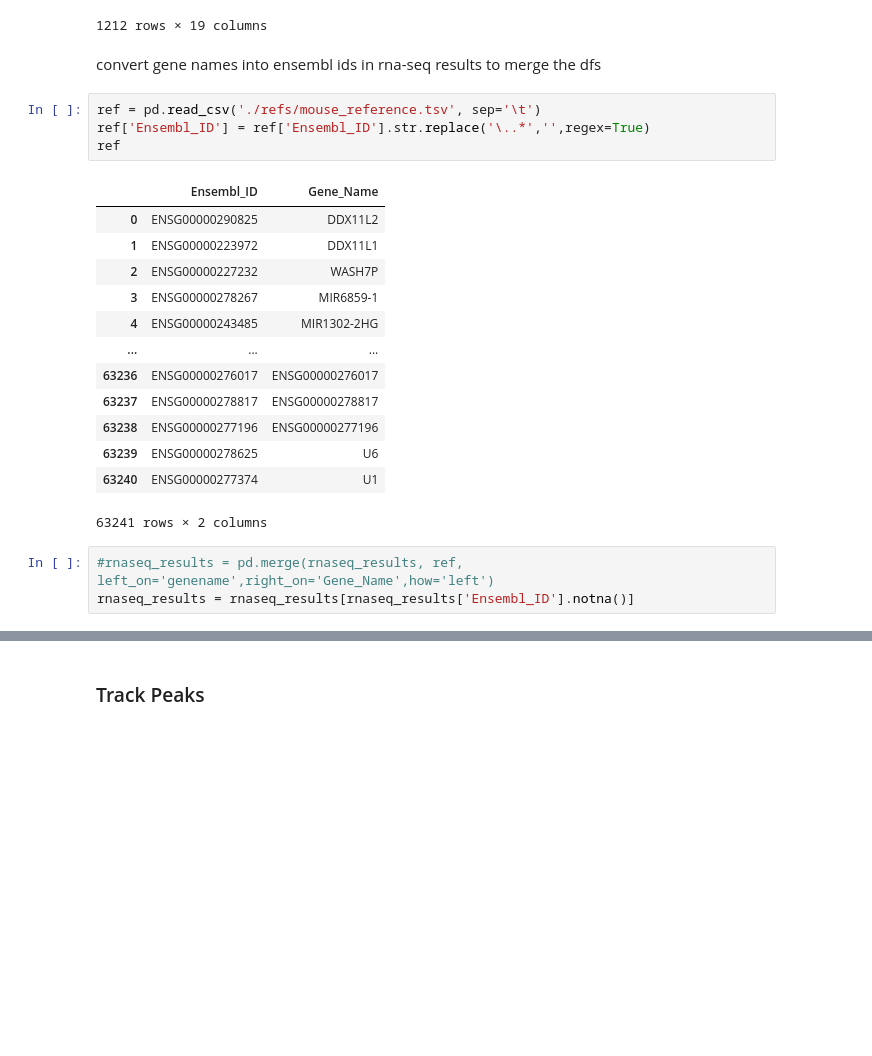
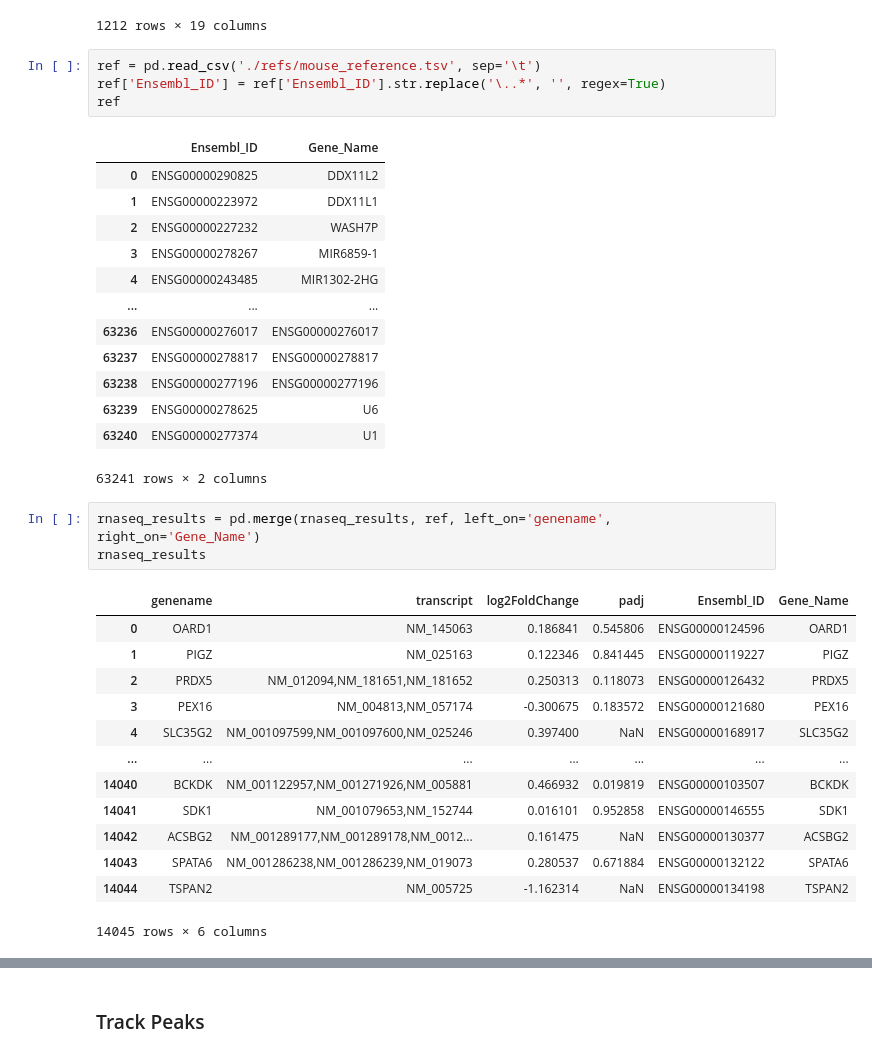
Before and after one commit to Nathan2400912/Chipseq_analysis, a Jupyter notebook: answers.ipynb, the cells around one changed output, grey strips where cells are left out. Saved outputs shown, nothing was run; the diff lists cells and outputs as text; blank space fills up the shorter version.

```diff
--- a/answers.ipynb
+++ b/answers.ipynb
@@ -94,11 +107,9 @@ chipseq_peaks
 | 1210 | rep1_peak_10339 | chr8 | 79765338 | 79765498 | + | 14 | NaN | ... |
 | 1211 | rep1_peak_1665 | chr1 | 200576308 | 200576488 | + | 13 | NaN | ... |
 1212 rows × 19 columns
-# %% [markdown]
-convert gene names into ensembl ids in rna-seq results to merge the dfs
 # %%
 ref = pd.read_csv('./refs/mouse_reference.tsv', sep='\t')
-ref['Ensembl_ID'] = ref['Ensembl_ID'].str.replace('\..*','',regex=True)
+ref['Ensembl_ID'] = ref['Ensembl_ID'].str.replace('\..*', '', regex=True)
 ref
 # %% [output]
 |  | Ensembl_ID | Gene_Name |
@@ -115,6 +126,20 @@ ref
 | 63240 | ENSG00000277374 | U1 |
 63241 rows × 2 columns
 # %%
-#rnaseq_results = pd.merge(rnaseq_results, ref, left_on='genename',right_on='Gene_Name',how='left')
-rnaseq_results = rnaseq_results[rnaseq_results['Ensembl_ID'].notna()]
+rnaseq_results = pd.merge(rnaseq_results, ref, left_on='genename', right_on='Gene_Name')
+rnaseq_results
+# %% [output]
+|  | genename | transcript | log2FoldChange | padj | Ensembl_ID | Gene_Name |
+| 0 | OARD1 | NM_145063 | 0.186841 | 0.545806 | ENSG00000124596 | OARD1 |
+| 1 | PIGZ | NM_025163 | 0.122346 | 0.841445 | ENSG00000119227 | PIGZ |
+| 2 | PRDX5 | NM_012094,NM_181651,NM_181652 | 0.250313 | 0.118073 | ENSG00000126432 | PRDX5 |
+| 3 | PEX16 | NM_004813,NM_057174 | -0.300675 | 0.183572 | ENSG00000121680 | PEX16 |
+| 4 | SLC35G2 | NM_001097599,NM_001097600,NM_025246 | 0.397400 | NaN | ENSG00000168917 | SLC35G2 |
+| ... | ... | ... | ... | ... | ... | ... |
+| 14040 | BCKDK | NM_001122957,NM_001271926,NM_005881 | 0.466932 | 0.019819 | ENSG00000103507 | BCKDK |
+| 14041 | SDK1 | NM_001079653,NM_152744 | 0.016101 | 0.952858 | ENSG00000146555 | SDK1 |
+| 14042 | ACSBG2 | NM_001289177,NM_001289178,NM_0012... | 0.161475 | NaN | ENSG00000130377 | ACSBG2 |
+| 14043 | SPATA6 | NM_001286238,NM_001286239,NM_019073 | 0.280537 | 0.671884 | ENSG00000132122 | SPATA6 |
+| 14044 | TSPAN2 | NM_005725 | -1.162314 | NaN | ENSG00000134198 | TSPAN2 |
+14045 rows × 6 columns
 # %%
```
Also changed, not shown: parts of 9 cells of this notebook.
